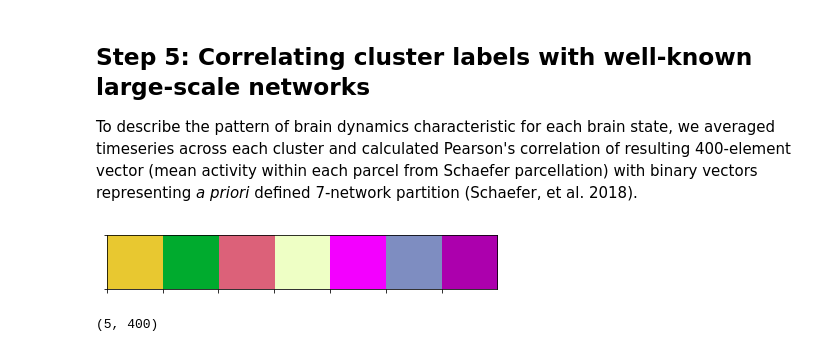
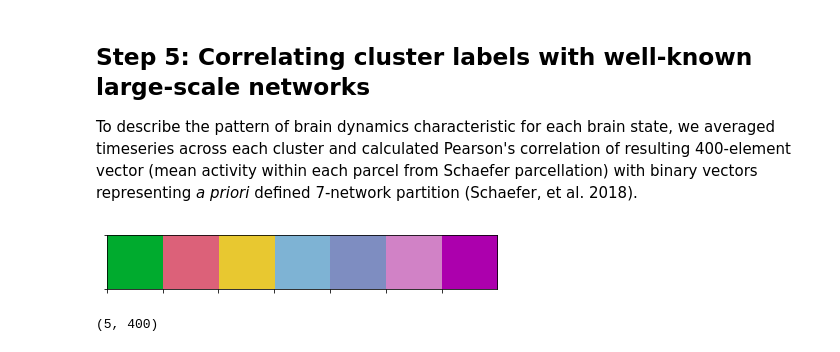
Before and after one commit to LeonBai/wm-brain-states, a Jupyter notebook: brain_states_analysis_schaefer400.ipynb, the cells around one changed output. Cells and saved outputs as stored; diff of their text form; code cells hidden in the pictures.

```diff
--- a/brain_states_analysis_schaefer400.ipynb
+++ b/brain_states_analysis_schaefer400.ipynb
@@ -208,38 +207,38 @@ from nilearn.plotting import plot_roi
 import seaborn as sns
 %matplotlib inline
 
 # Getting a priori defined 7-network partition's label
 schaefer400 = datasets.fetch_atlas_schaefer_2018(n_rois=400,
                                            yeo_networks=7,
                                            resolution_mm=1,
                                            data_dir=None,
                                            base_url=None,
                                            resume=True,
                                            verbose=1)
 
 # Dictionary to create network's abbreviations
 schaefer_dict = {
     "Vis": "VIS",
     "SomMot": "SOM",
     "DorsAttn": "DAN",
-    "Sal": "SAL",
+    "Sal": "VAN",
     "Limbic": "LIM",
-    "Cont": "FPM",
+    "Cont": "FPN",
     "Default": "DMN"
 }
 
 networks = [val for key, val in schaefer_dict.items() for roi in schaefer400['labels'] if key in roi.decode('UTF-8')]
 
 # Creating color palette for netorks
-schaefer_colors = {'CON':'#e8c830',
-                   'DA':'#00ab2e',
-                   'DM':'#dc6179',
-                   'LIM':'#eeffc5',
-                   'SAL':'#f300ff',
+schaefer_colors = {'DAN':'#00ab2e',
+                   'DMN':'#dc6179',
+                   'FPN':'#e8c830',
+                   'LIM':'#7eb3d4',
                    'SOM':'#7e8dc1',
+                   'VAN':'#d182c6',
                    'VIS':'#ac00ad',}
 
 network_pal = (sns.color_palette(schaefer_colors.values()))
 sns.palplot(network_pal)
 # %% [output]
-[figure, old version]
+[figure, new version]
```
Also changed, not shown: parts of 20 cells of this notebook.
